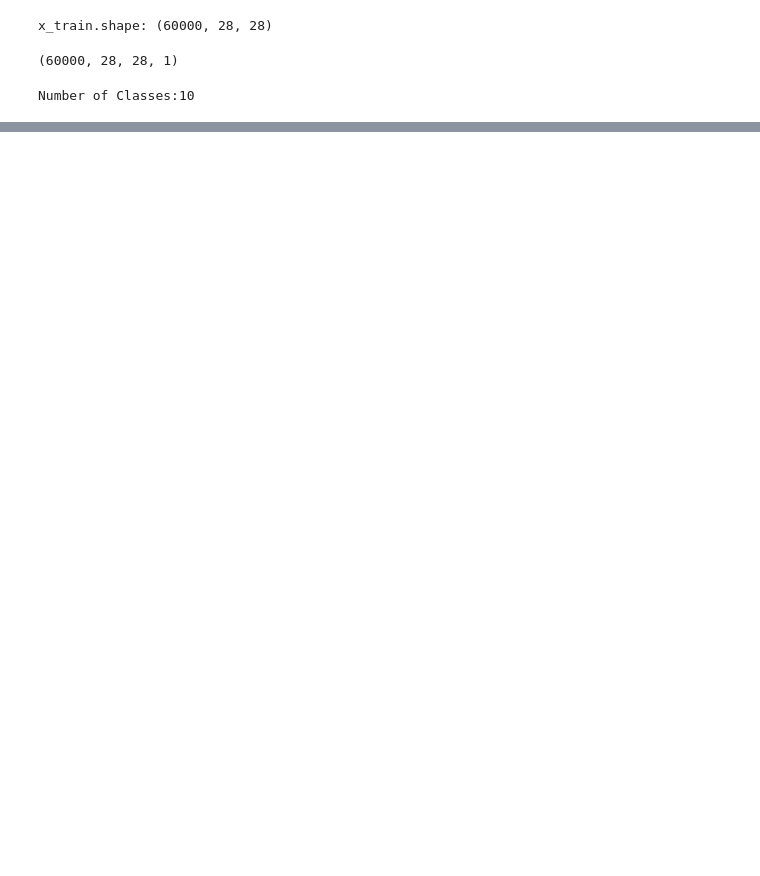
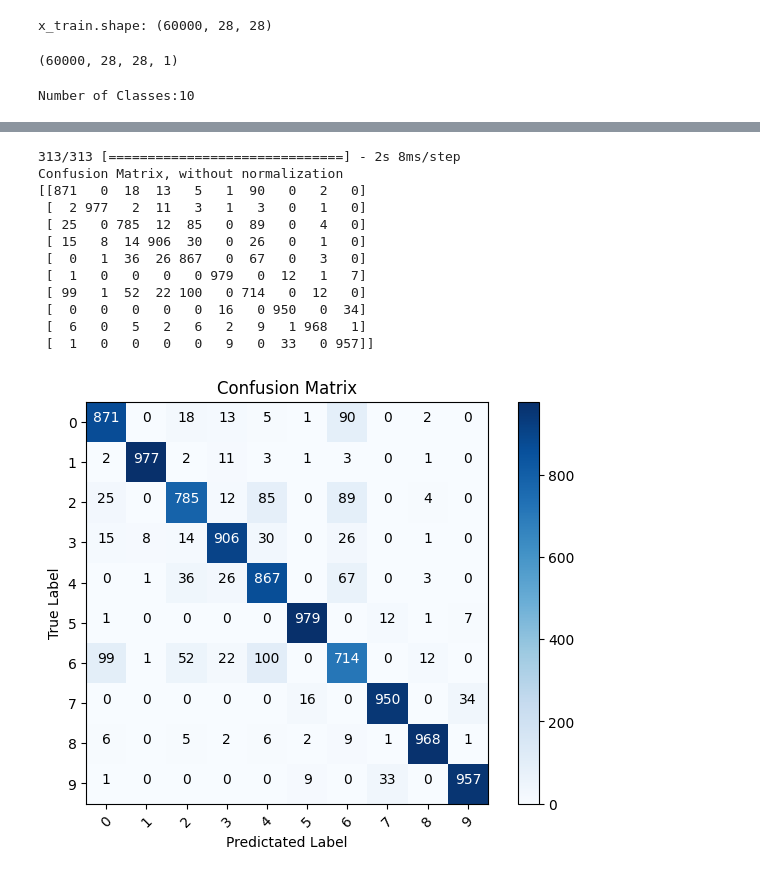
Before and after one commit to adity1997/Fashion_MNIST_CNN, a Jupyter notebook: Fashion_MNIST_Dataset.ipynb, the cells around one changed output, grey strips where cells are left out. Saved outputs shown, nothing was run; the diff lists cells and outputs as text; code cells hidden in the pictures; blank space fills up the shorter version.

```diff
--- a/Fashion_MNIST_Dataset.ipynb
+++ b/Fashion_MNIST_Dataset.ipynb
@@ -80,0 +94,77 @@ plt.legend()
+# %%
+# Define a function that plots a confusion matrix
+def plot_confusion_matrix(cm, classes, normalize=False, title='Confusion Matrix', cmap=plt.cm.Blues):
+
+  # If normalize is True, normalize the confusion matrix and print a message indicating this
+  if normalize:
+    cm = cm.astype('float') / cm.sum(axis=1)[:, np.newaxis]
+    print("Normalized Matrix")
+  # Otherwise, print a message indicating that the confusion matrix is not normalized
+  else:
+    print("Confusion Matrix, without normalization")
+
+  # Print the confusion matrix
+  print(cm)
+
+  # Create a plot of the confusion matrix using matplotlib
+  plt.imshow(cm, interpolation='nearest', cmap=cmap)
+
+  # Set the plot title
+  plt.title(title)
+
+  # Add a colorbar to the plot
+  plt.colorbar()
+
+  # Create a list of tick marks for the x and y axes
+  tick_marks = np.arange(len(classes))
+
+  # Set the x-axis tick labels to the class labels
+  plt.xticks(tick_marks, classes, rotation=45)
+
+  # Set the y-axis tick labels to the class labels
+  plt.yticks(tick_marks, classes)
+
+  # Set the format string for the text labels that will be added to the plot
+  fmt = '.2f' if normalize else 'd'
+
+  # Set a threshold for the text label colors
+  thresh = cm.max() / 2.
+
+  # Loop over each element in the confusion matrix and add a text label to the corresponding cell in the plot
+  for i, j in itertools.product(range(cm.shape[0]), range(cm.shape[1])):
+    plt.text(j, i, format(cm[i, j], fmt),
+             horizontalalignment='center',
+             color='white' if cm[i, j] > thresh else "black")
+
+  # Add spacing between subplots to prevent labels from overlapping
+  plt.tight_layout()
+
+  # Set the y-axis label to "True Label"
+  plt.ylabel("True Label")
+
+  # Set the x-axis label to "Predicted Label"
+  plt.xlabel("Predicted Label")
+
+  # Show the plot
+  plt.show()
+
+# Make predictions on the test data using a machine learning model, and compute the confusion matrix
+p_test = model.predict(x_test).argmax(axis=1)
+cm = confusion_matrix(y_test, p_test)
+
+# Plot the confusion matrix using the plot_confusion_matrix function
+plot_confusion_matrix(cm, list(range(10)))
+# %% [output]
+313/313 [==============================] - 2s 8ms/step
+Confusion Matrix, without normalization
+[[871   0  18  13   5   1  90   0   2   0]
+ [  2 977   2  11   3   1   3   0   1   0]
+ [ 25   0 785  12  85   0  89   0   4   0]
+ [ 15   8  14 906  30   0  26   0   1   0]
+ [  0   1  36  26 867   0  67   0   3   0]
+ [  1   0   0   0   0 979   0  12   1   7]
+ [ 99   1  52  22 100   0 714   0  12   0]
+ [  0   0   0   0   0  16   0 950   0  34]
+ [  6   0   5   2   6   2   9   1 968   1]
+ [  1   0   0   0   0   9   0  33   0 957]]
+[figure, added]
```
Also changed, not shown: parts of 7 cells of this notebook.
